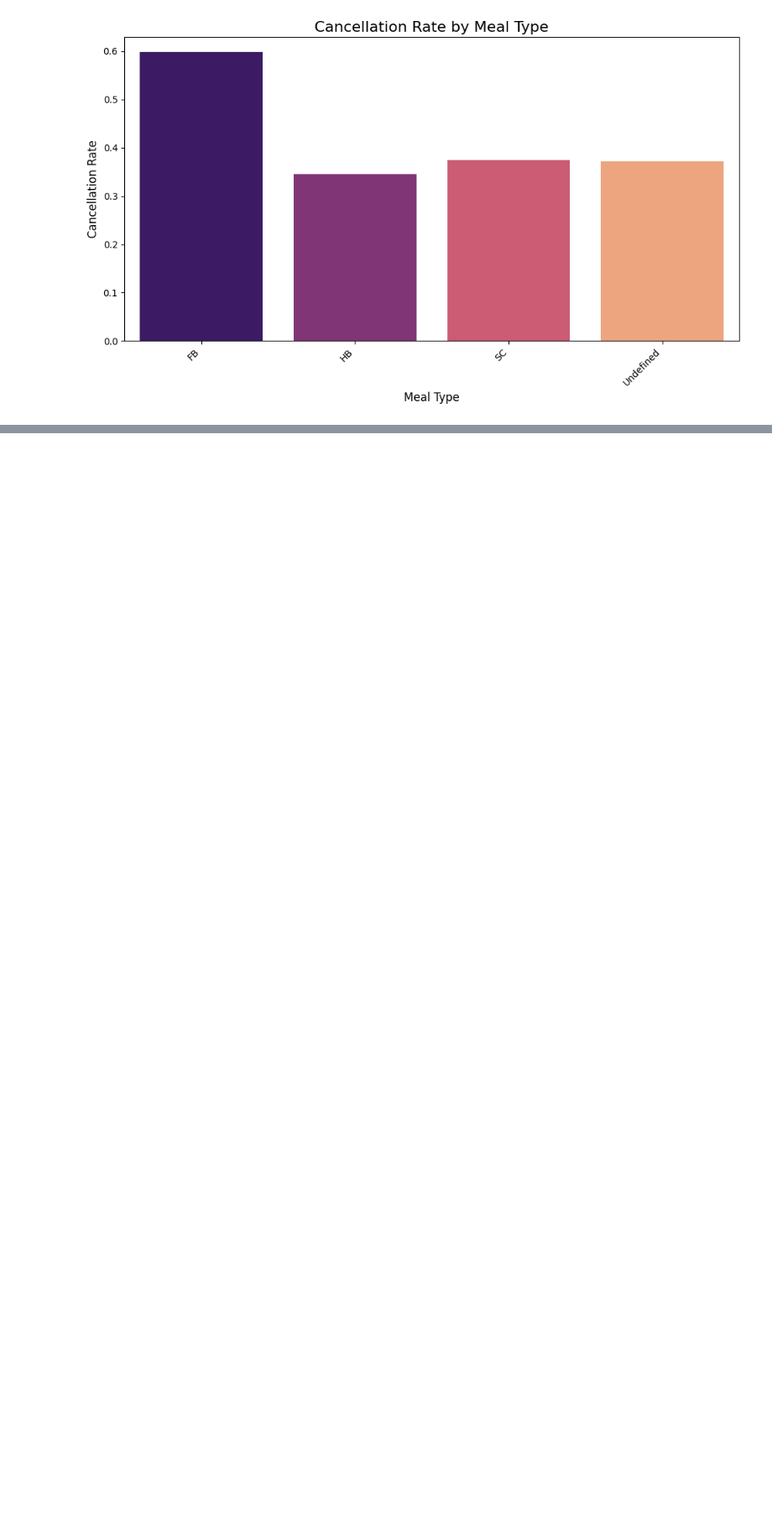
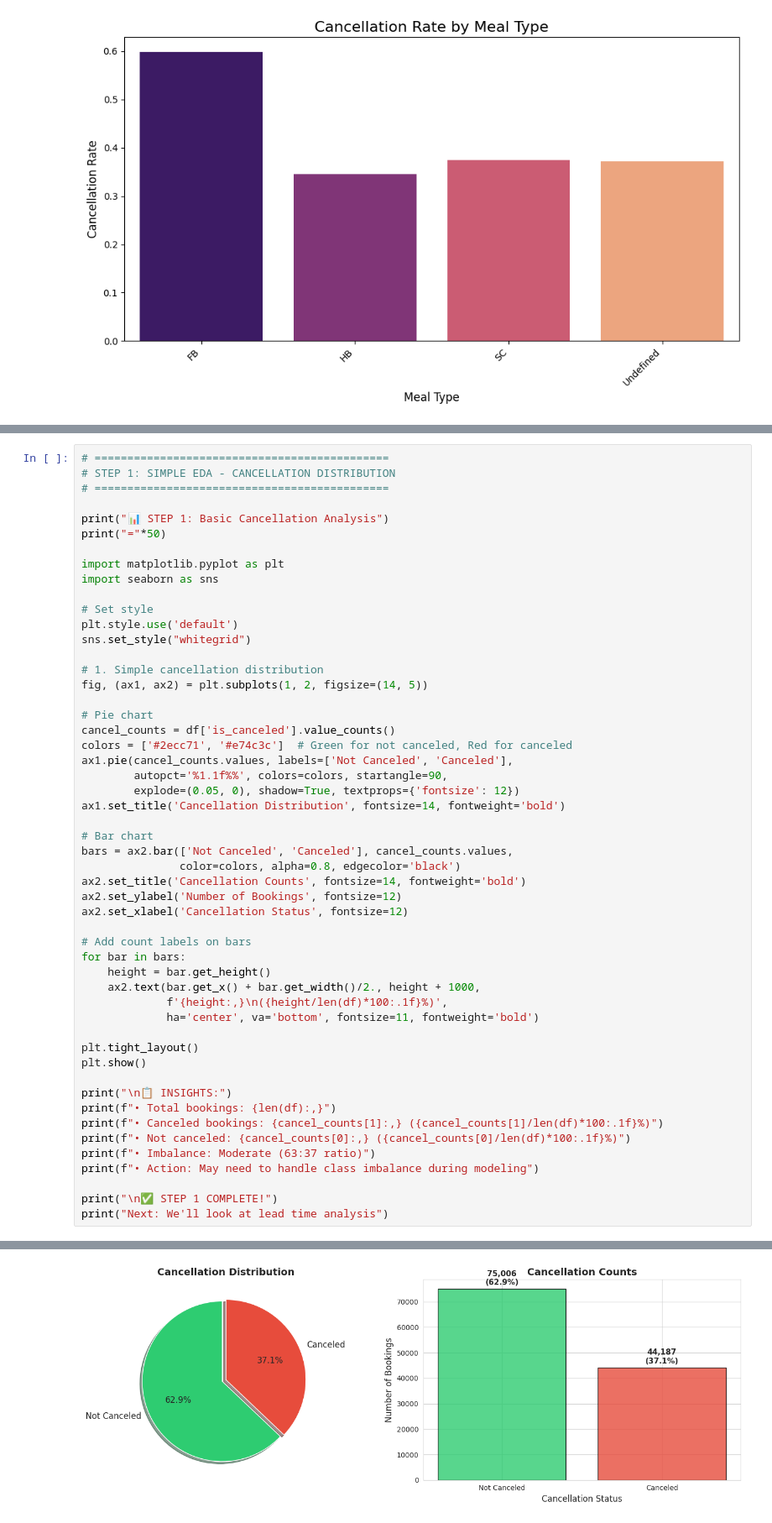
Before and after one commit to Seifmakled/hotelProject, a Jupyter notebook: notebook/main.ipynb, the cells around one changed output, grey strips where cells are left out. Shown at 84% size. Cells and saved outputs as stored; diff of their text form; blank space fills up the shorter version.

```diff
--- a/notebook/main.ipynb
+++ b/notebook/main.ipynb
@@ -702,0 +742,53 @@ Name: count, dtype: int64
+# %%
+# =============================================
+# STEP 1: SIMPLE EDA - CANCELLATION DISTRIBUTION
+# =============================================
+
+print("📊 STEP 1: Basic Cancellation Analysis")
+print("="*50)
+
+import matplotlib.pyplot as plt
+import seaborn as sns
+
+# Set style
+plt.style.use('default')
+sns.set_style("whitegrid")
+
+# 1. Simple cancellation distribution
+fig, (ax1, ax2) = plt.subplots(1, 2, figsize=(14, 5))
+
+# Pie chart
+cancel_counts = df['is_canceled'].value_counts()
+colors = ['#2ecc71', '#e74c3c']  # Green for not canceled, Red for canceled
+ax1.pie(cancel_counts.values, labels=['Not Canceled', 'Canceled'],
+        autopct='%1.1f%%', colors=colors, startangle=90,
+        explode=(0.05, 0), shadow=True, textprops={'fontsize': 12})
+ax1.set_title('Cancellation Distribution', fontsize=14, fontweight='bold')
+
+# Bar chart
+bars = ax2.bar(['Not Canceled', 'Canceled'], cancel_counts.values,
+               color=colors, alpha=0.8, edgecolor='black')
+ax2.set_title('Cancellation Counts', fontsize=14, fontweight='bold')
+ax2.set_ylabel('Number of Bookings', fontsize=12)
+ax2.set_xlabel('Cancellation Status', fontsize=12)
+
+# Add count labels on bars
+for bar in bars:
+    height = bar.get_height()
+    ax2.text(bar.get_x() + bar.get_width()/2., height + 1000,
+             f'{height:,}\n({height/len(df)*100:.1f}%)',
+             ha='center', va='bottom', fontsize=11, fontweight='bold')
+
+plt.tight_layout()
+plt.show()
+
+print("\n📋 INSIGHTS:")
+print(f"• Total bookings: {len(df):,}")
+print(f"• Canceled bookings: {cancel_counts[1]:,} ({cancel_counts[1]/len(df)*100:.1f}%)")
+print(f"• Not canceled: {cancel_counts[0]:,} ({cancel_counts[0]/len(df)*100:.1f}%)")
+print(f"• Imbalance: Moderate (63:37 ratio)")
+print(f"• Action: May need to handle class imbalance during modeling")
+
+print("\n✅ STEP 1 COMPLETE!")
+print("Next: We'll look at lead time analysis")
+# %% [output]
@@ -702,0 +797 @@ Name: count, dtype: int64
+[figure, added]
```
Also changed, not shown: parts of 13 cells of this notebook.
